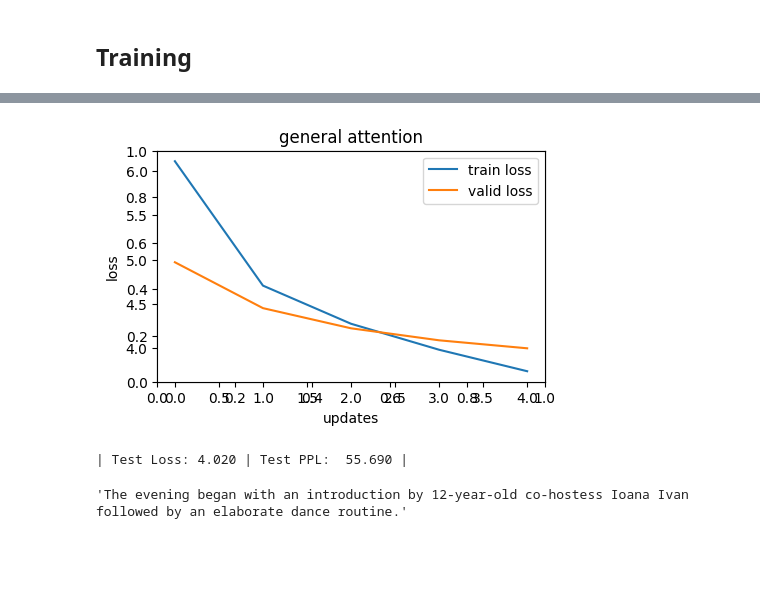
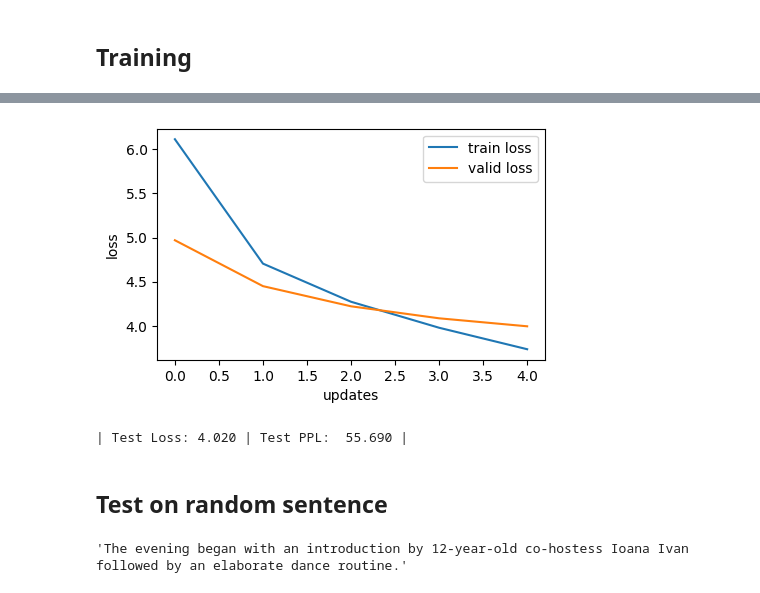
Before and after one commit to archx64-ait/a3-machine-translation, a Jupyter notebook: code/a3-transformer-general.ipynb, the cells around one changed output, grey strips where cells are left out. Drawn from its saved outputs; the diff is of its cells as text; code cells hidden in the pictures; blank space fills up the shorter version.

```diff
--- a/code/a3-transformer-general.ipynb
+++ b/code/a3-transformer-general.ipynb
@@ -776,16 +776,15 @@ Total training time: 1m 28s 968ms
 # %%
 from matplotlib import pyplot as plt
 fig = plt.figure(figsize=(5, 3))
-plt.title('general attention')
 ax = fig.add_subplot(1, 1, 1)
 ax.plot(train_losses, label = 'train loss')
 ax.plot(valid_losses, label = 'valid loss')
 plt.legend()
 ax.set_xlabel('updates')
 ax.set_ylabel('loss')
 plt.savefig('figures/general-attention-loss')
 # %% [output]
-[figure, old version]
+[figure, new version]
 # %%
 model.load_state_dict(torch.load(save_path))
 test_loss = evaluate(model, test_loader, criterion, test_loader_length)
@@ -805,3 +795,5 @@ pickle.dump(transforms, open('models/transforms-general.pkl','wb'))
+# %% [markdown]
+## Test on random sentence
 # %%
 test[69][0]
 # %% [output]
```
Also changed, not shown: parts of 11 cells of this notebook, 42 other files.
